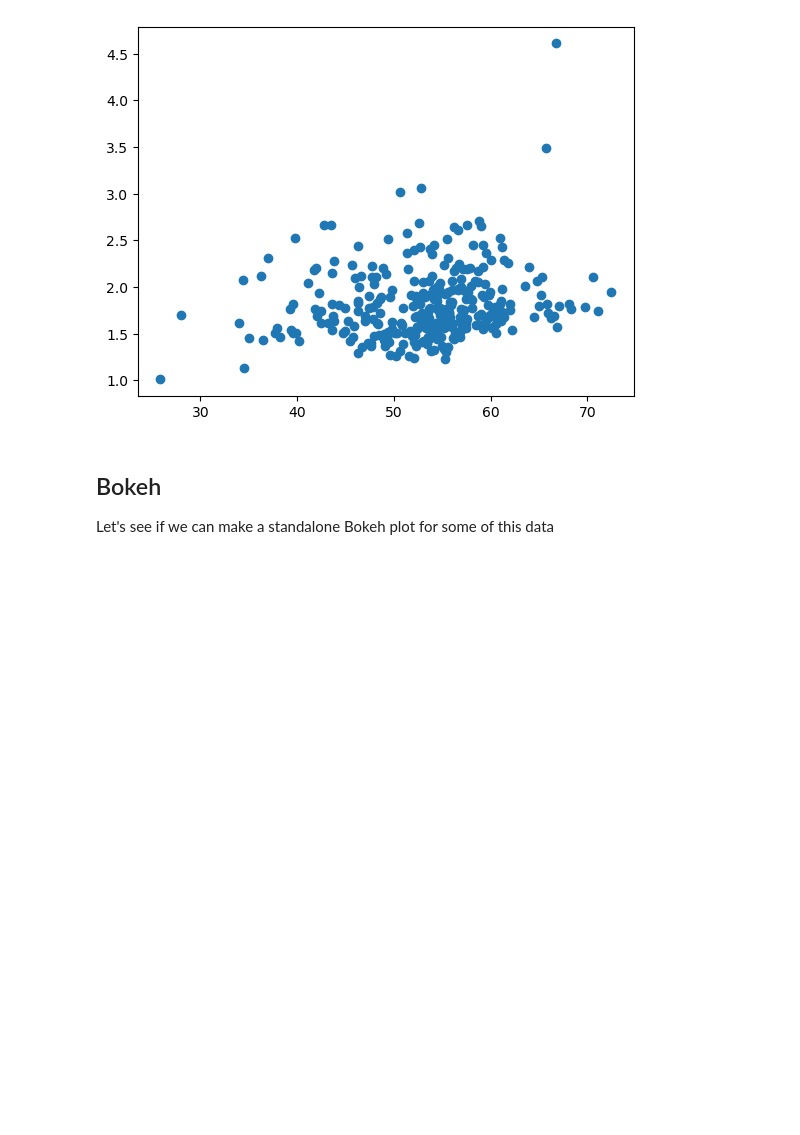
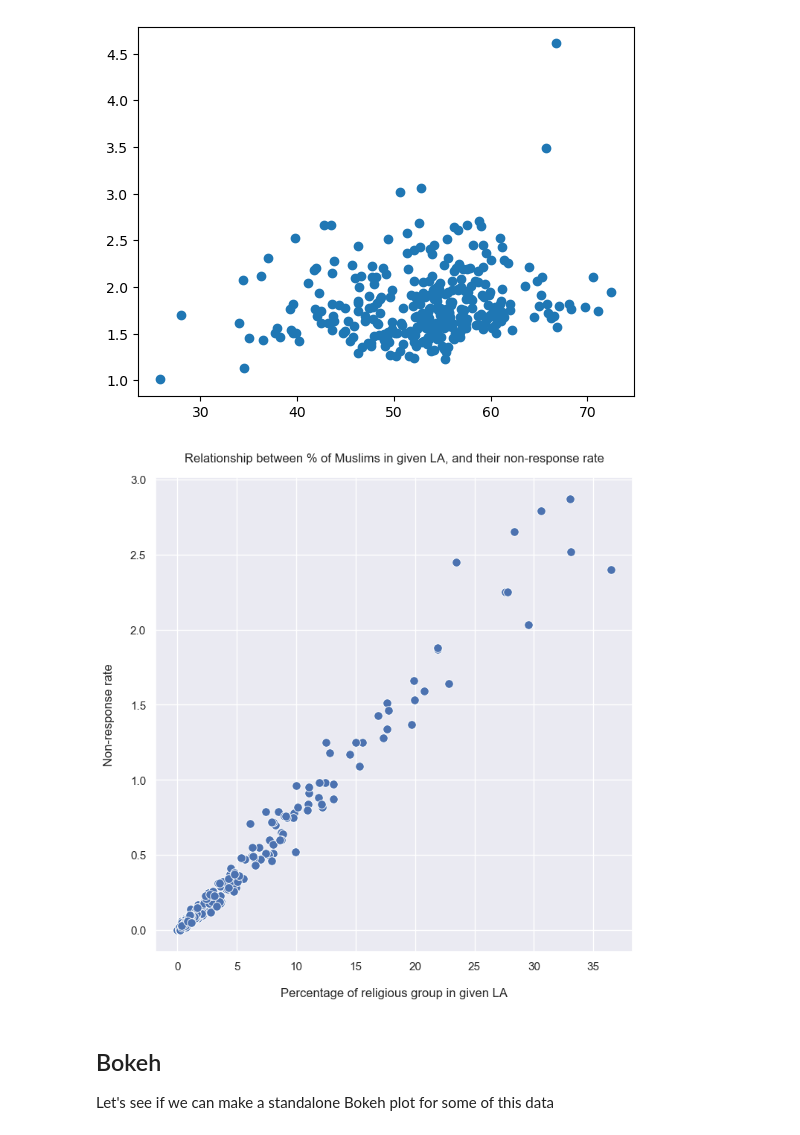
Before and after one commit to UKDataServiceOpen/InteractiveGender, a Jupyter notebook: Python/Religion_2_GI.ipynb, the cells around one changed output. Drawn from its saved outputs; the diff is of its cells as text; code cells hidden in the pictures; blank space fills up the shorter version.

```diff
--- a/Python/Religion_2_GI.ipynb
+++ b/Python/Religion_2_GI.ipynb
@@ -197,3 +197,29 @@ plt.scatter(final_df['Christian_Percentage'], final_df['Christian_NR'])
 # %% [output]
 <matplotlib.collections.PathCollection at 0x...>
 [figure]
+# %%
+import seaborn as sns
+
+from bokeh.palettes import Category10
+
+# Accessing the Category10 palette
+colours = '##1f77b4'
+
+sns.set(rc={'figure.figsize':(8.27,8.27)})
+
+# Now we can visualise the relationship between GI NR and % of Non-Eng speakers
+# Setting our hue to region, colours each dp by its corresponding region
+
+ax = sns.scatterplot(data=final_df, x='Muslim_Percentage', y='Muslim_NR', palette=colours, s = 70)
+
+
+plt.xlabel('Percentage of religious group in given LA', labelpad=15)
+plt.ylabel('Non-response rate', labelpad=15)
+plt.title('Relationship between % of Muslims in given LA, and their non-response rate', pad = 15)
+
+# Display output
+
+
+plt.show()
+# %% [output]
+[figure, added]
```
Also changed, not shown: parts of 7 cells of this notebook, 2 other files.
